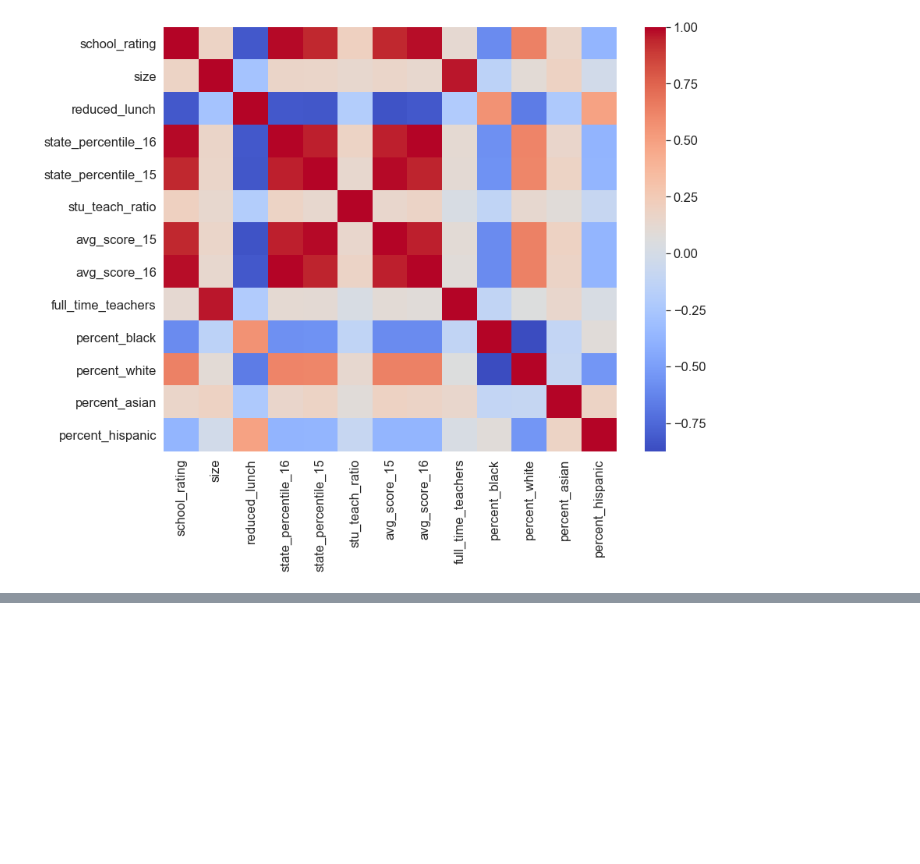
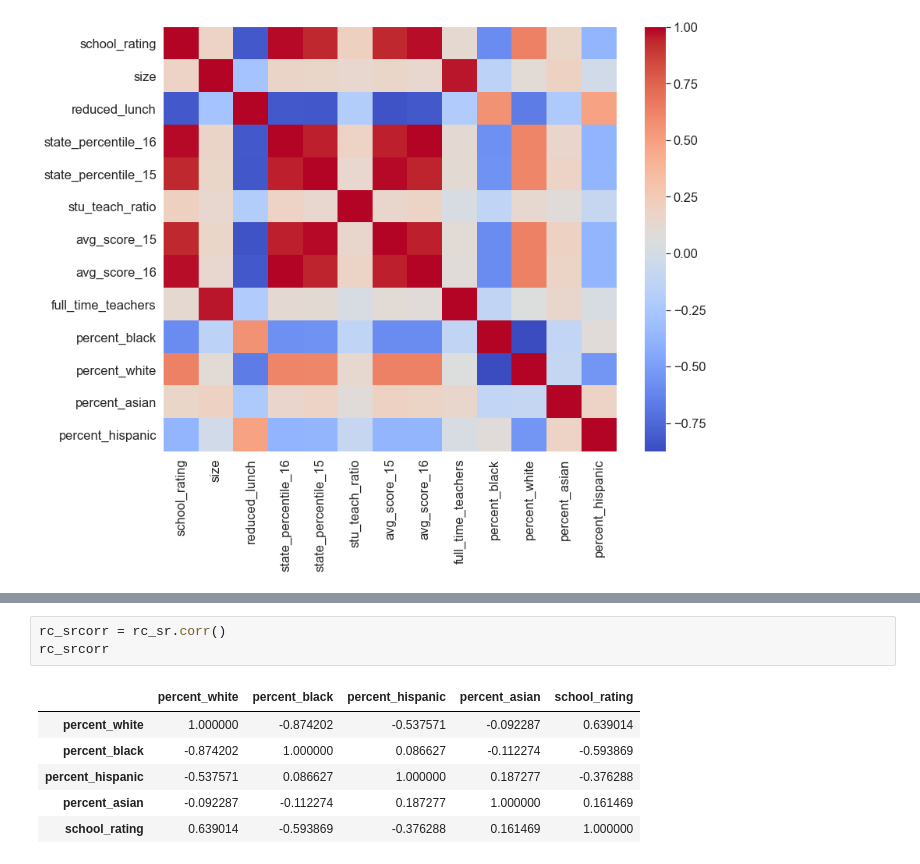
Before and after one commit to wanguikui/data_science, a Jupyter notebook: descriptive_case_study.ipynb, the cells around one changed output, grey strips where cells are left out. Drawn from its saved outputs; the diff is of its cells as text; blank space fills up the shorter version.

```diff
--- a/descriptive_case_study.ipynb
+++ b/descriptive_case_study.ipynb
@@ -117,0 +171,10 @@ _ = sns.heatmap(corr, ax=ax,
+# %%
+rc_srcorr = rc_sr.corr()
+rc_srcorr
+# %% [output]
+|  | percent_white | percent_black | percent_hispanic | percent_asian | school_rating |
+| percent_white | 1.000000 | -0.874202 | -0.537571 | -0.092287 | 0.639014 |
+| percent_black | -0.874202 | 1.000000 | 0.086627 | -0.112274 | -0.593869 |
+| percent_hispanic | -0.537571 | 0.086627 | 1.000000 | 0.187277 | -0.376288 |
+| percent_asian | -0.092287 | -0.112274 | 0.187277 | 1.000000 | 0.161469 |
+| school_rating | 0.639014 | -0.593869 | -0.376288 | 0.161469 | 1.000000 |
```
Also changed, not shown: parts of 7 cells of this notebook.
